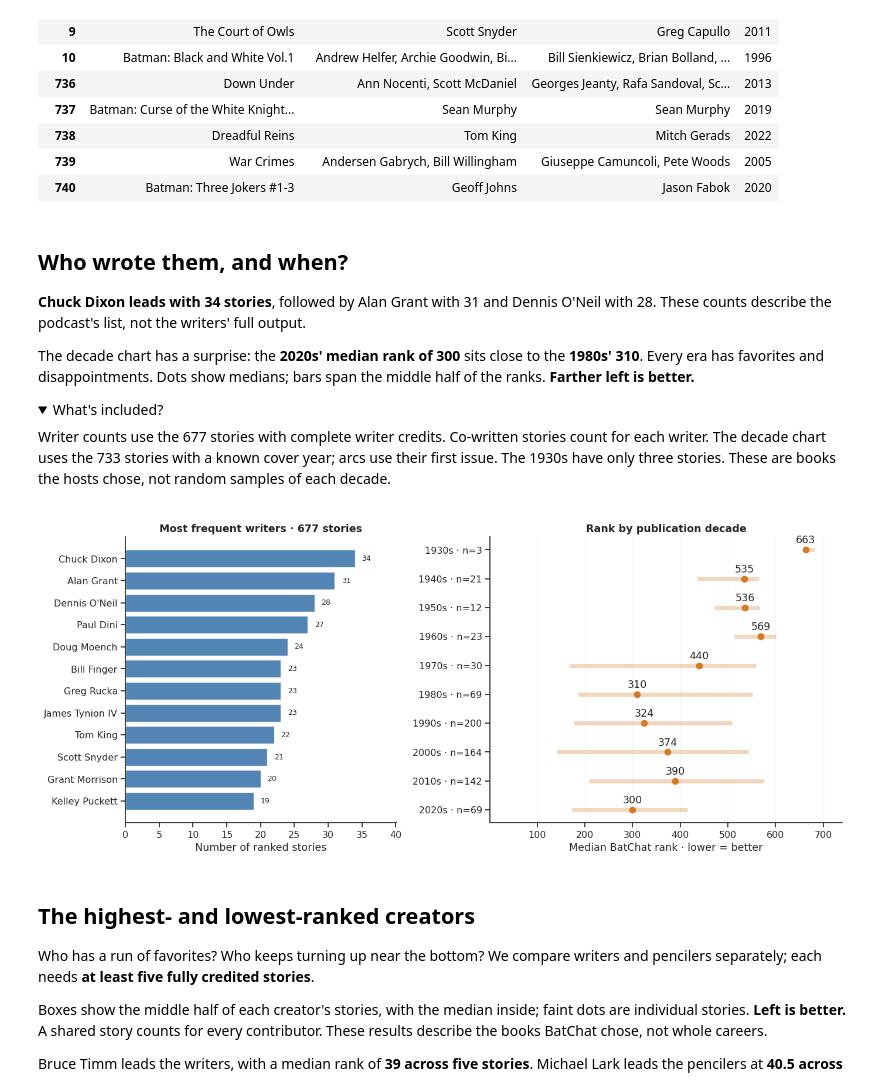
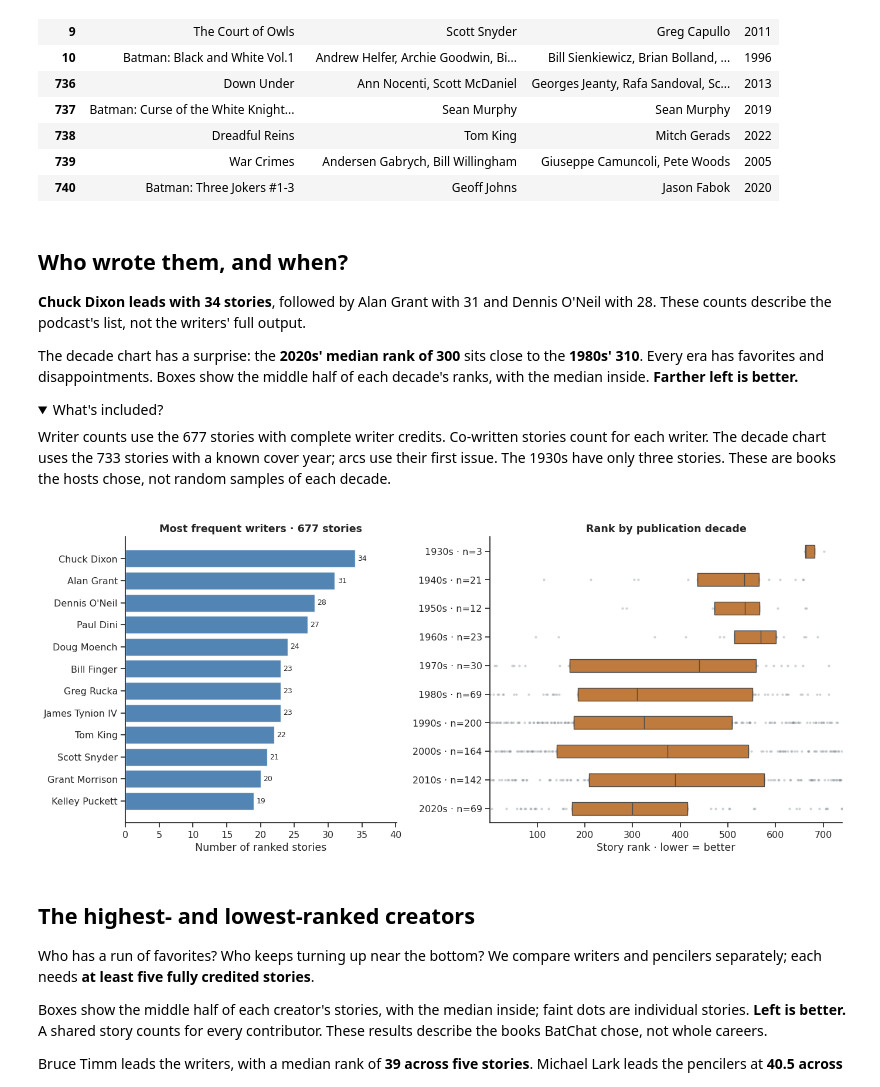
Before and after one commit to ddofer/BatRank, a Jupyter notebook: notebooks/2.0-batchat-the-art-of-gotham.ipynb, the cells around one changed output. Saved outputs shown, nothing was run; the diff lists cells and outputs as text; code cells hidden in the pictures; folded sections open.

```diff
--- a/notebooks/2.0-batchat-the-art-of-gotham.ipynb
+++ b/notebooks/2.0-batchat-the-art-of-gotham.ipynb
@@ -102,7 +140,7 @@ ends.set_index("Rank")
 
 **Chuck Dixon leads with 34 stories**, followed by Alan Grant with 31 and Dennis O'Neil with 28. These counts describe the podcast's list, not the writers' full output.
 
-The decade chart has a surprise: the **2020s' median rank of 300** sits close to the **1980s' 310**. Every era has favorites and disappointments. Dots show medians; bars span the middle half of the ranks. **Farther left is better.**
+The decade chart has a surprise: the **2020s' median rank of 300** sits close to the **1980s' 310**. Every era has favorites and disappointments. Boxes show the middle half of each decade's ranks, with the median inside. **Farther left is better.**
 
 <details><summary>What's included?</summary>
 
@@ -110,55 +148,38 @@ Writer counts use the 677 stories with complete writer credits. Co-written stori
 
 </details>
 # %%
-writer_links = story_credits[
-    story_credits.role.eq("writers") & story_credits.story_id.isin(fully_credited)
-]
-writer_profiles = (
-    writer_links.merge(stories[["story_id", "rank"]], on="story_id", validate="many_to_one")
-    .groupby("creator_id")
-    .agg(readings=("story_id", "nunique"), median_rank=("rank", "median"))
-    .merge(creators[["creator_id", "name"]], on="creator_id", validate="one_to_one")
-    .sort_values(["readings", "name"], ascending=[False, True])
+creator_stories = (
+    story_credits[story_credits.story_id.isin(fully_credited)]
+    .merge(creators[["creator_id", "name"]], on="creator_id", validate="many_to_one")
+    .merge(stories[["story_id", "title", "rank"]], on="story_id", validate="many_to_one")
 )
-frequent = writer_profiles.head(12).iloc[::-1]
-
+creator_rankings = rank_summary(creator_stories, ["role", "creator_id", "name"]).reset_index()
+frequent = (
+    creator_rankings.query("role == 'writers'")
+    .sort_values(["n", "name"], ascending=[False, True])
+    .head(12)
+    .iloc[::-1]
+)
 era = stories.dropna(subset=["cover_year_start"]).copy()
 era["decade"] = (era.cover_year_start // 10 * 10).astype(int)
-era_profile = era.groupby("decade")["rank"].agg(
-    n="size", median_rank="median", q25=lambda v: v.quantile(0.25), q75=lambda v: v.quantile(0.75)
-)
+decades = era.decade.value_counts().sort_index()
 
 fig, axes = plt.subplots(1, 2, figsize=(14, 6), gridspec_kw={"width_ratios": [1, 1.3]})
 ax = axes[0]
-ax.barh(frequent.name, frequent.readings, color=COLORS["blue"], alpha=0.8)
-for pos, count in enumerate(frequent.readings):
-    ax.text(count + 1, pos, str(count), va="center", fontsize=9)
+ax.barh(frequent.name, frequent.n, color=COLORS["blue"], alpha=0.8)
+ax.bar_label(ax.containers[0], padding=3, fontsize=9)
 ax.set(
-    xlim=(0, frequent.readings.max() * 1.18),
+    xlim=(0, frequent.n.max() * 1.18),
     xlabel="Number of ranked stories",
-    title=f"Most frequent writers · {writer_links.story_id.nunique()} stories",
+    title=f"Most frequent writers · {creator_stories.story_id.nunique()} stories",
 )
-ax = axes[1]
-positions = np.arange(len(era_profile))
-ax.hlines(positions, era_profile.q25, era_profile.q75, lw=5, alpha=0.3, color=COLORS["orange"])
-ax.scatter(era_profile.median_rank, positions, color=COLORS["orange"], s=55)
-for pos, value in enumerate(era_profile.median_rank):
-    ax.annotate(
-        f"{value:.0f}", (value, pos), xytext=(0, 8), textcoords="offset points", ha="center"
-    )
-ax.set(
-    yticks=positions,
-    yticklabels=[f"{d}s · n={int(row.n)}" for d, row in era_profile.iterrows()],
-    xlim=(1, N),
-    xlabel="Median BatChat rank · lower = better",
-    title="Rank by publication decade",
-)
-ax.invert_yaxis()
-ax.xaxis.grid(True, alpha=0.15)
+labels = pd.Series([f"{d}s · n={n}" for d, n in decades.items()], index=decades.index)
+rank_boxes(axes[1], era, "decade", labels, COLORS["orange"])
+axes[1].set_title("Rank by publication decade")
 fig.tight_layout()
 plt.show()
 # %% [output]
-[figure, old version]
+[figure, new version]
 # %% [markdown]
 ## The highest- and lowest-ranked creators
 
```
Also changed, not shown: parts of 13 cells of this notebook, 15 other files.
